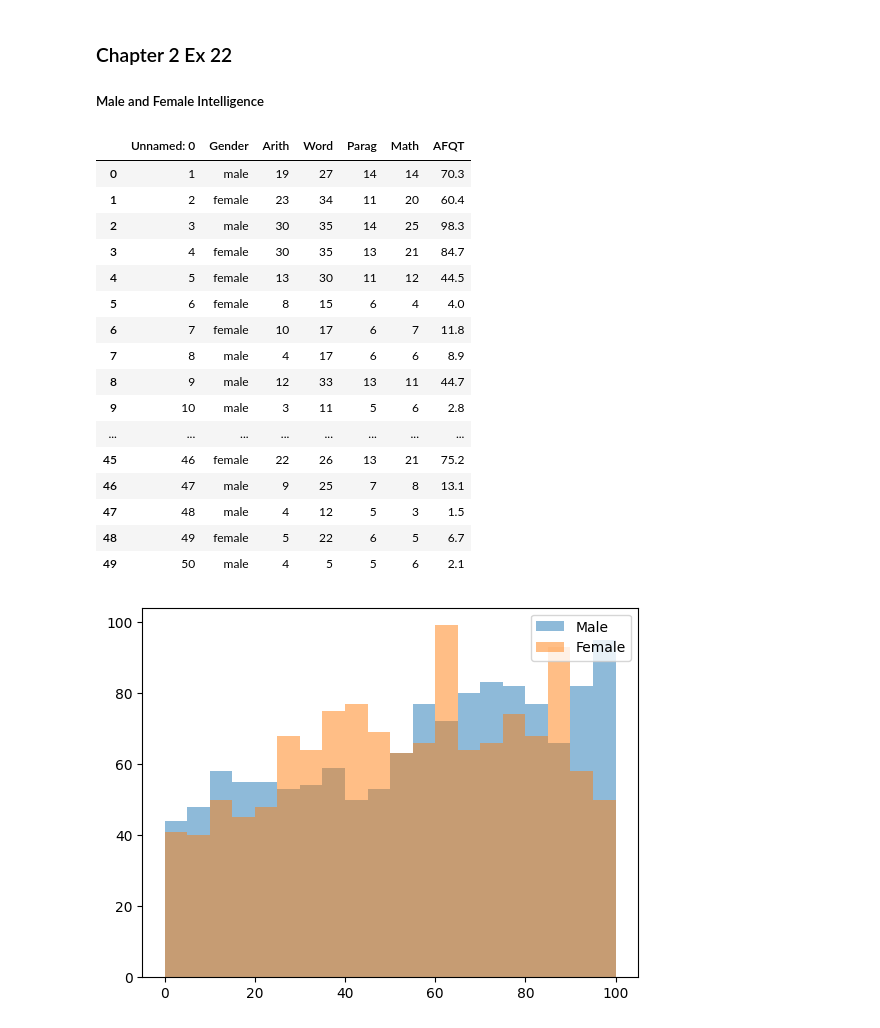
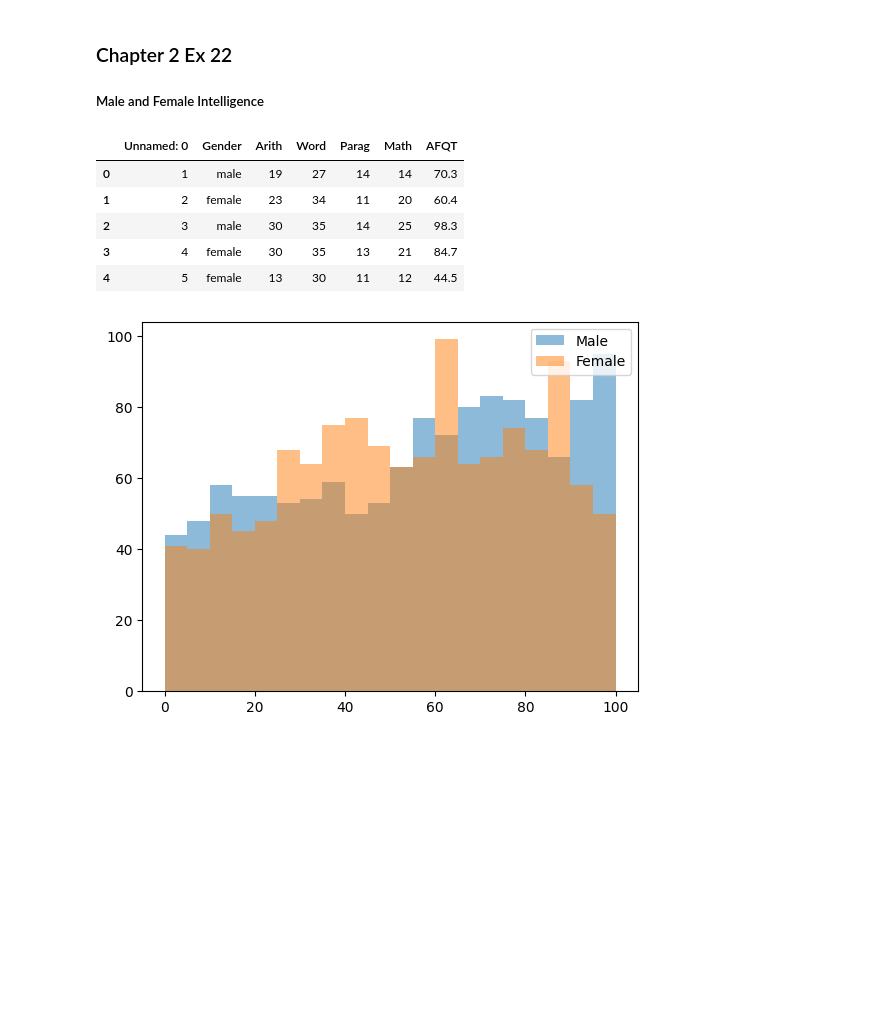
Before and after one commit to abhinavchat-cal/calance-ds-assignments, a Jupyter notebook: Assignment 1.ipynb, the cells around one changed output. Saved outputs shown, nothing was run; the diff lists cells and outputs as text; code cells hidden in the pictures; blank space fills up the shorter version.

```diff
--- a/Assignment 1.ipynb
+++ b/Assignment 1.ipynb
@@ -423,25 +410,14 @@ Based on the graph above, it appears that the distribution of humerus lengths fo
 ##### Male and Female Intelligence
 # %%
 df_ex0222 = pd.read_csv("./Datasets/ex0222.csv")
-df_ex0222.head(n=50)
+df_ex0222.head()
 # %% [output]
 |  | Unnamed: 0 | Gender | Arith | Word | Parag | Math | AFQT |
 | 0 | 1 | male | 19 | 27 | 14 | 14 | 70.3 |
 | 1 | 2 | female | 23 | 34 | 11 | 20 | 60.4 |
 | 2 | 3 | male | 30 | 35 | 14 | 25 | 98.3 |
 | 3 | 4 | female | 30 | 35 | 13 | 21 | 84.7 |
 | 4 | 5 | female | 13 | 30 | 11 | 12 | 44.5 |
-| 5 | 6 | female | 8 | 15 | 6 | 4 | 4.0 |
-| 6 | 7 | female | 10 | 17 | 6 | 7 | 11.8 |
-| 7 | 8 | male | 4 | 17 | 6 | 6 | 8.9 |
-| 8 | 9 | male | 12 | 33 | 13 | 11 | 44.7 |
-| 9 | 10 | male | 3 | 11 | 5 | 6 | 2.8 |
-| ... | ... | ... | ... | ... | ... | ... | ... |
-| 45 | 46 | female | 22 | 26 | 13 | 21 | 75.2 |
-| 46 | 47 | male | 9 | 25 | 7 | 8 | 13.1 |
-| 47 | 48 | male | 4 | 12 | 5 | 3 | 1.5 |
-| 48 | 49 | female | 5 | 22 | 6 | 5 | 6.7 |
-| 49 | 50 | male | 4 | 5 | 5 | 6 | 2.1 |
 # %%
 plt.hist(df_ex0222[df_ex0222["Gender"] == "male"]["AFQT"], bins=20, alpha=0.5, label="Male")
 plt.hist(df_ex0222[df_ex0222["Gender"] == "female"]["AFQT"], bins=20, alpha=0.5, label="Female")
```
Also changed, not shown: parts of 13 cells of this notebook, 1 other file.
